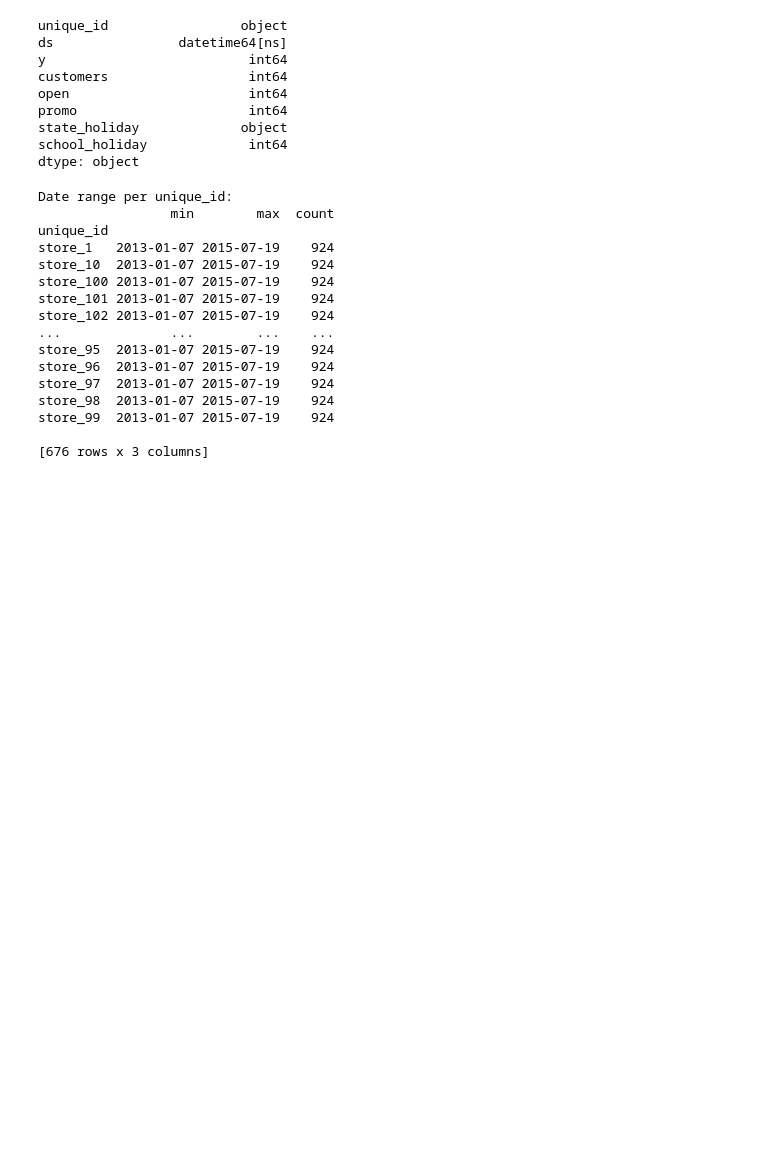
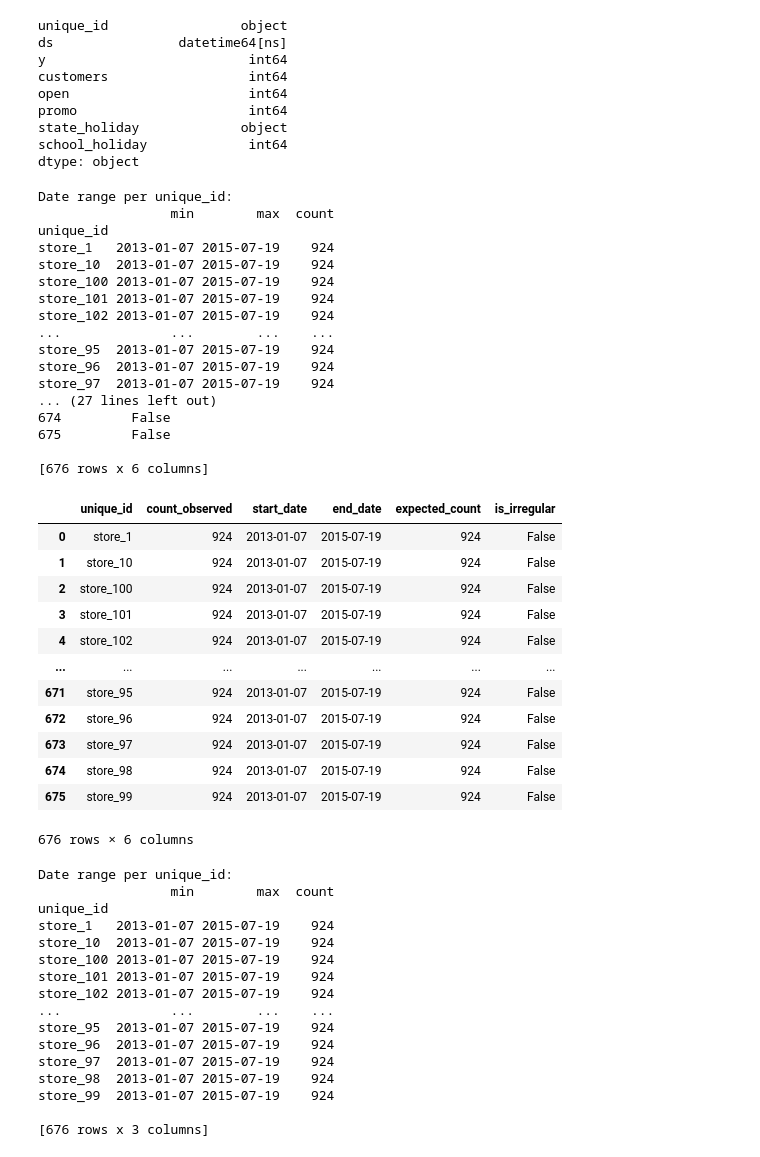
Before and after one commit to YL-6/BF-final, a Jupyter notebook: Yue-2 - Kopya.ipynb, the cells around one changed output. Cells and saved outputs as stored; diff of their text form; code cells hidden in the pictures; blank space fills up the shorter version.

```diff
--- a/Yue-2 - Kopya.ipynb
+++ b/Yue-2 - Kopya.ipynb
@@ -35,6 +35,63 @@ promo                      int64
 state_holiday             object
 school_holiday             int64
 dtype: object
+# %%
+# Grouping data by each time series
+grouped = sales_data.groupby('unique_id')
+# 5. Check min & max date per BU
+print("\nDate range per unique_id:")
+date_range = sales_data.groupby('unique_id')['ds'].agg(['min', 'max', 'count'])
+print(date_range)
+# Creating a summary dataframe for visualizing data completeness
+summary = grouped.agg(
+    count_observed=('ds', 'count'),
+    start_date=('ds', 'min'),
+    end_date=('ds', 'max')
+).reset_index()
+
+summary['expected_count'] = (
+    (summary['end_date'].dt.to_period('D') - summary['start_date'].dt.to_period('D')).apply(lambda x: x.n) + 1
+)
+# Calculating expected number of weeks (one per week)
+#summary['expected_count'] = ((summary['end_date'] - summary['start_date']) / pd.Timedelta(weeks=1)).round().astype(int) + 1
+
+# Identifying which time series are irregular
+summary['is_irregular'] = summary['count_observed'] < summary['expected_count']
+
+print(summary)
+filtered = summary[summary['is_irregular'] == True]
+display(filtered)
+# %% [output]
+Date range per unique_id:
+                 min        max  count
+unique_id
+store_1   2013-01-07 2015-07-19    924
+store_10  2013-01-07 2015-07-19    924
+store_100 2013-01-07 2015-07-19    924
+store_101 2013-01-07 2015-07-19    924
+store_102 2013-01-07 2015-07-19    924
+...              ...        ...    ...
+store_95  2013-01-07 2015-07-19    924
+store_96  2013-01-07 2015-07-19    924
+store_97  2013-01-07 2015-07-19    924
+... (27 lines left out)
+674         False
+675         False
+
+[676 rows x 6 columns]
+|  | unique_id | count_observed | start_date | end_date | expected_count | is_irregular |
+| 0 | store_1 | 924 | 2013-01-07 | 2015-07-19 | 924 | False |
+| 1 | store_10 | 924 | 2013-01-07 | 2015-07-19 | 924 | False |
+| 2 | store_100 | 924 | 2013-01-07 | 2015-07-19 | 924 | False |
+| 3 | store_101 | 924 | 2013-01-07 | 2015-07-19 | 924 | False |
+| 4 | store_102 | 924 | 2013-01-07 | 2015-07-19 | 924 | False |
+| ... | ... | ... | ... | ... | ... | ... |
+| 671 | store_95 | 924 | 2013-01-07 | 2015-07-19 | 924 | False |
+| 672 | store_96 | 924 | 2013-01-07 | 2015-07-19 | 924 | False |
+| 673 | store_97 | 924 | 2013-01-07 | 2015-07-19 | 924 | False |
+| 674 | store_98 | 924 | 2013-01-07 | 2015-07-19 | 924 | False |
+| 675 | store_99 | 924 | 2013-01-07 | 2015-07-19 | 924 | False |
+676 rows × 6 columns
 # %%
 #Checking implicitly missing values
 
```
